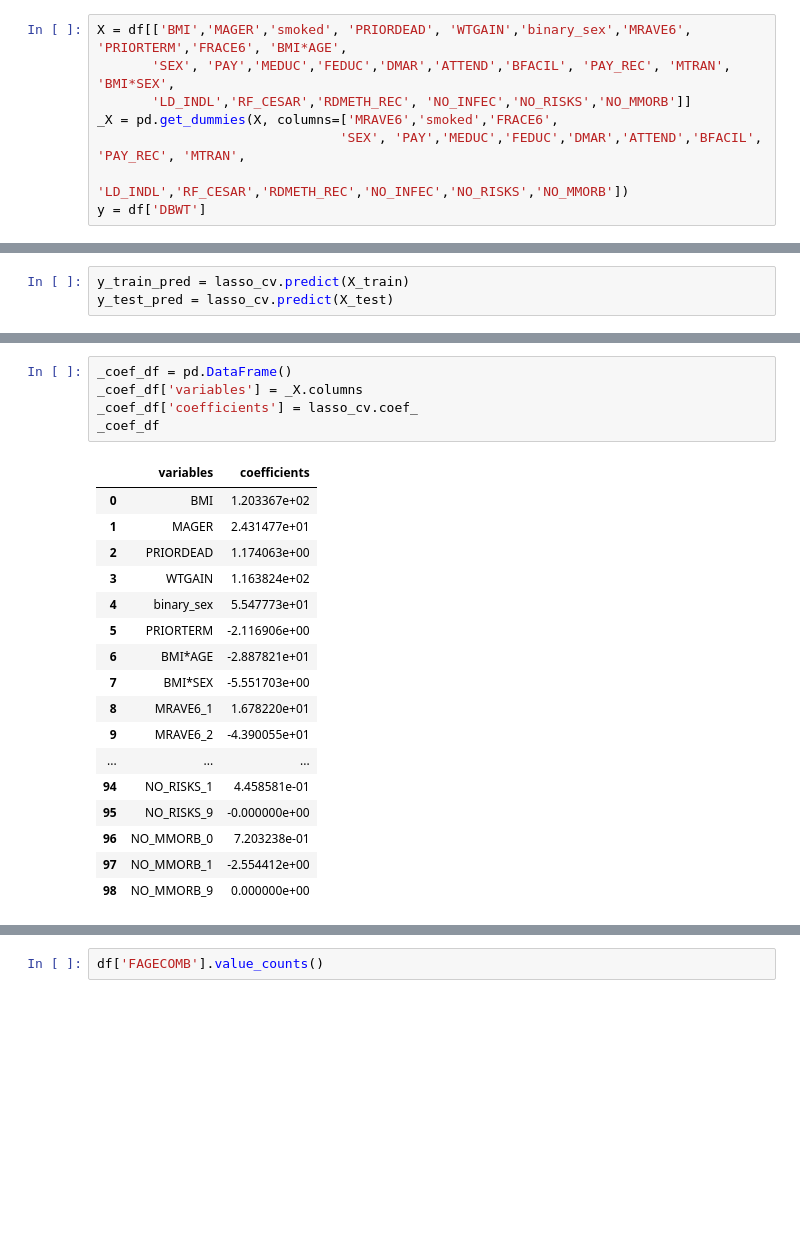
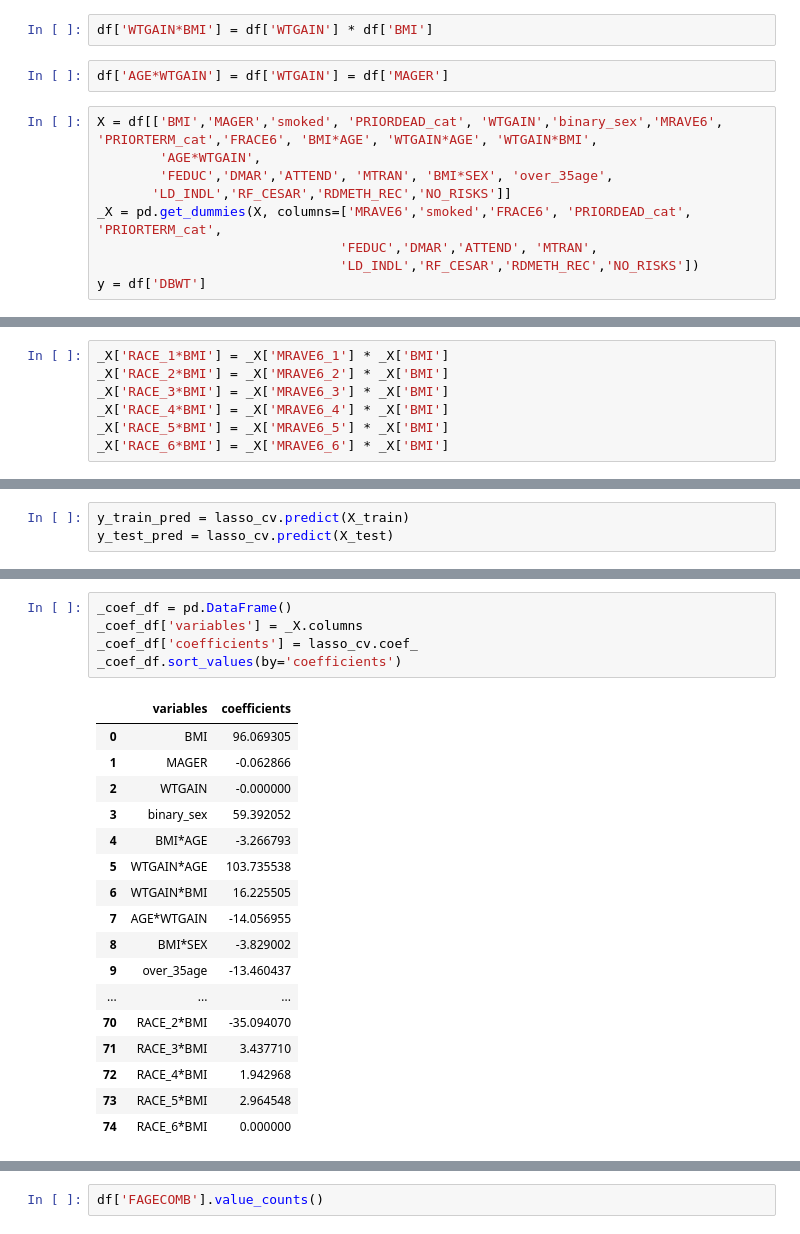
Before and after one commit to albertum1/US_Births_2018, a Jupyter notebook: Baseline-585.ipynb, the cells around one changed output, grey strips where cells are left out. Saved outputs shown, nothing was run; the diff lists cells and outputs as text; blank space fills up the shorter version.

```diff
--- a/Baseline-585.ipynb
+++ b/Baseline-585.ipynb
@@ -176,8 +287,13 @@ df['BMI*AGE'] = df['BMI'] * df['MAGER']
+# %%
+df['WTGAIN*BMI'] = df['WTGAIN'] * df['BMI']
+# %%
+df['AGE*WTGAIN'] = df['WTGAIN'] = df['MAGER']
 # %%
-X = df[['BMI','MAGER','smoked', 'PRIORDEAD', 'WTGAIN','binary_sex','MRAVE6', 'PRIORTERM','FRACE6', 'BMI*AGE',
-       'SEX', 'PAY','MEDUC','FEDUC','DMAR','ATTEND','BFACIL', 'PAY_REC', 'MTRAN', 'BMI*SEX',
-       'LD_INDL','RF_CESAR','RDMETH_REC', 'NO_INFEC','NO_RISKS','NO_MMORB']]
-_X = pd.get_dummies(X, columns=['MRAVE6','smoked','FRACE6',
-                               'SEX', 'PAY','MEDUC','FEDUC','DMAR','ATTEND','BFACIL', 'PAY_REC', 'MTRAN',
-                               'LD_INDL','RF_CESAR','RDMETH_REC','NO_INFEC','NO_RISKS','NO_MMORB'])
+X = df[['BMI','MAGER','smoked', 'PRIORDEAD_cat', 'WTGAIN','binary_sex','MRAVE6', 'PRIORTERM_cat','FRACE6', 'BMI*AGE', 'WTGAIN*AGE', 'WTGAIN*BMI',
+        'AGE*WTGAIN',
+        'FEDUC','DMAR','ATTEND', 'MTRAN', 'BMI*SEX', 'over_35age',
+       'LD_INDL','RF_CESAR','RDMETH_REC','NO_RISKS']]
+_X = pd.get_dummies(X, columns=['MRAVE6','smoked','FRACE6', 'PRIORDEAD_cat', 'PRIORTERM_cat',
+                               'FEDUC','DMAR','ATTEND', 'MTRAN',
+                               'LD_INDL','RF_CESAR','RDMETH_REC','NO_RISKS'])
 y = df['DBWT']
@@ -184,3 +319,10 @@ y = df['DBWT']
+# %%
+_X['RACE_1*BMI'] = _X['MRAVE6_1'] * _X['BMI']
+_X['RACE_2*BMI'] = _X['MRAVE6_2'] * _X['BMI']
+_X['RACE_3*BMI'] = _X['MRAVE6_3'] * _X['BMI']
+_X['RACE_4*BMI'] = _X['MRAVE6_4'] * _X['BMI']
+_X['RACE_5*BMI'] = _X['MRAVE6_5'] * _X['BMI']
+_X['RACE_6*BMI'] = _X['MRAVE6_6'] * _X['BMI']
 # %%
 _X.shape
 # %% [output]
@@ -232,26 +374,26 @@ Name: DBWT, dtype: float64
 # %%
 _coef_df = pd.DataFrame()
 _coef_df['variables'] = _X.columns
 _coef_df['coefficients'] = lasso_cv.coef_
-_coef_df
+_coef_df.sort_values(by='coefficients')
 # %% [output]
 |  | variables | coefficients |
-| 0 | BMI | 1.203367e+02 |
-| 1 | MAGER | 2.431477e+01 |
-| 2 | PRIORDEAD | 1.174063e+00 |
-| 3 | WTGAIN | 1.163824e+02 |
-| 4 | binary_sex | 5.547773e+01 |
-| 5 | PRIORTERM | -2.116906e+00 |
-| 6 | BMI*AGE | -2.887821e+01 |
-| 7 | BMI*SEX | -5.551703e+00 |
-| 8 | MRAVE6_1 | 1.678220e+01 |
-| 9 | MRAVE6_2 | -4.390055e+01 |
+| 0 | BMI | 96.069305 |
+| 1 | MAGER | -0.062866 |
+| 2 | WTGAIN | -0.000000 |
+| 3 | binary_sex | 59.392052 |
+| 4 | BMI*AGE | -3.266793 |
+| 5 | WTGAIN*AGE | 103.735538 |
+| 6 | WTGAIN*BMI | 16.225505 |
+| 7 | AGE*WTGAIN | -14.056955 |
+| 8 | BMI*SEX | -3.829002 |
+| 9 | over_35age | -13.460437 |
 | ... | ... | ... |
-| 94 | NO_RISKS_1 | 4.458581e-01 |
-| 95 | NO_RISKS_9 | -0.000000e+00 |
-| 96 | NO_MMORB_0 | 7.203238e-01 |
-| 97 | NO_MMORB_1 | -2.554412e+00 |
-| 98 | NO_MMORB_9 | 0.000000e+00 |
+| 70 | RACE_2*BMI | -35.094070 |
+| 71 | RACE_3*BMI | 3.437710 |
+| 72 | RACE_4*BMI | 1.942968 |
+| 73 | RACE_5*BMI | 2.964548 |
+| 74 | RACE_6*BMI | 0.000000 |
 # %%
 X
 # %% [output]
```
Also changed, not shown: parts of 41 cells of this notebook, 1 other file.
